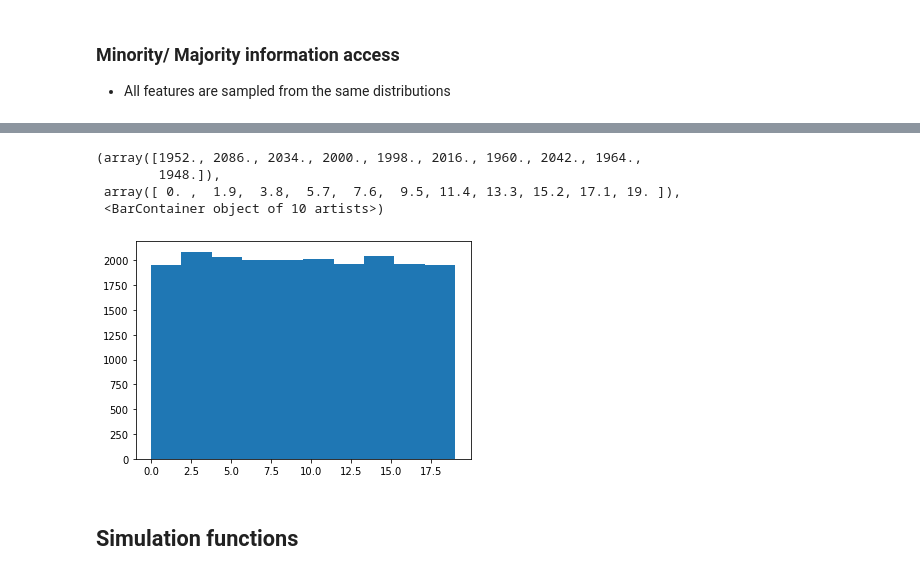
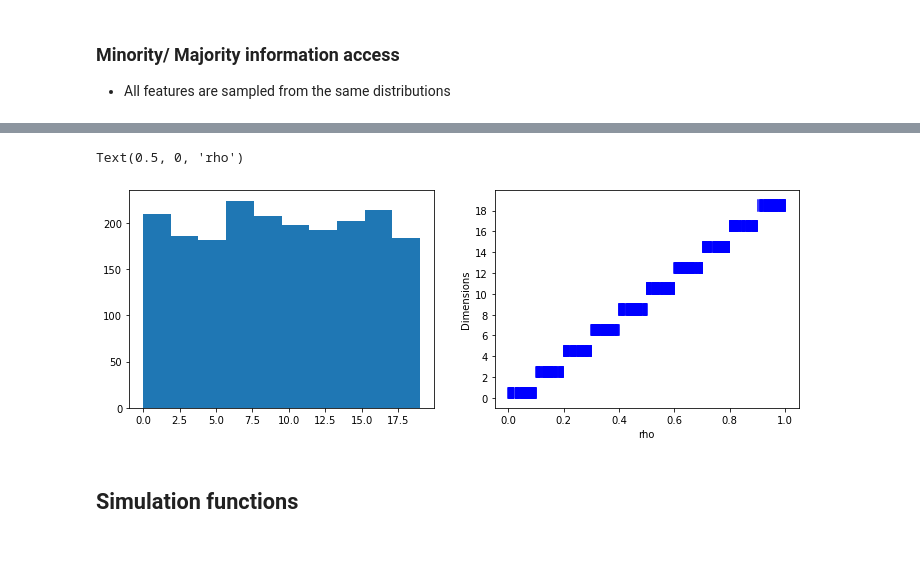
Before and after one commit to sheuschk/DiversitySimulation, a Jupyter notebook: Leadership Granting (Simulation 3).ipynb, the cells around one changed output, grey strips where cells are left out. Cells and saved outputs as stored; diff of their text form; code cells hidden in the pictures; blank space fills up the shorter version.

```diff
--- a/Leadership Granting (Simulation 3).ipynb
+++ b/Leadership Granting (Simulation 3).ipynb
@@ -265,13 +277,17 @@ def scale_rho_fair(rho):
 # %%
-n=1000
+n = 1000
 fig, axs = plt.subplots(1,2, figsize=(12,4))
-plaxst.hist(scale_rho_fair(rng.random(n)).flatten())
+rs = rng.random(n)
+dims = scale_rho_fair(rs)
+axs[0].hist(dims.flatten())
+
+[axs[1].plot([r,r], dims[i], c="b") for i,r in enumerate(rs)];
+axs[1].set_yticks(np.arange(0,20,2));
+axs[1].set_ylabel("Dimensions")
+axs[1].set_xlabel("rho")
 # %% [output]
-(array([1952., 2086., 2034., 2000., 1998., 2016., 1960., 2042., 1964.,
-        1948.]),
- array([ 0. ,  1.9,  3.8,  5.7,  7.6,  9.5, 11.4, 13.3, 15.2, 17.1, 19. ]),
- <BarContainer object of 10 artists>)
+Text(0.5, 0, 'rho')
-[figure, old version]
+[figure, new version]
 # %% [markdown]
 ## Simulation functions
 # %%
```
Also changed, not shown: parts of 46 cells of this notebook.
